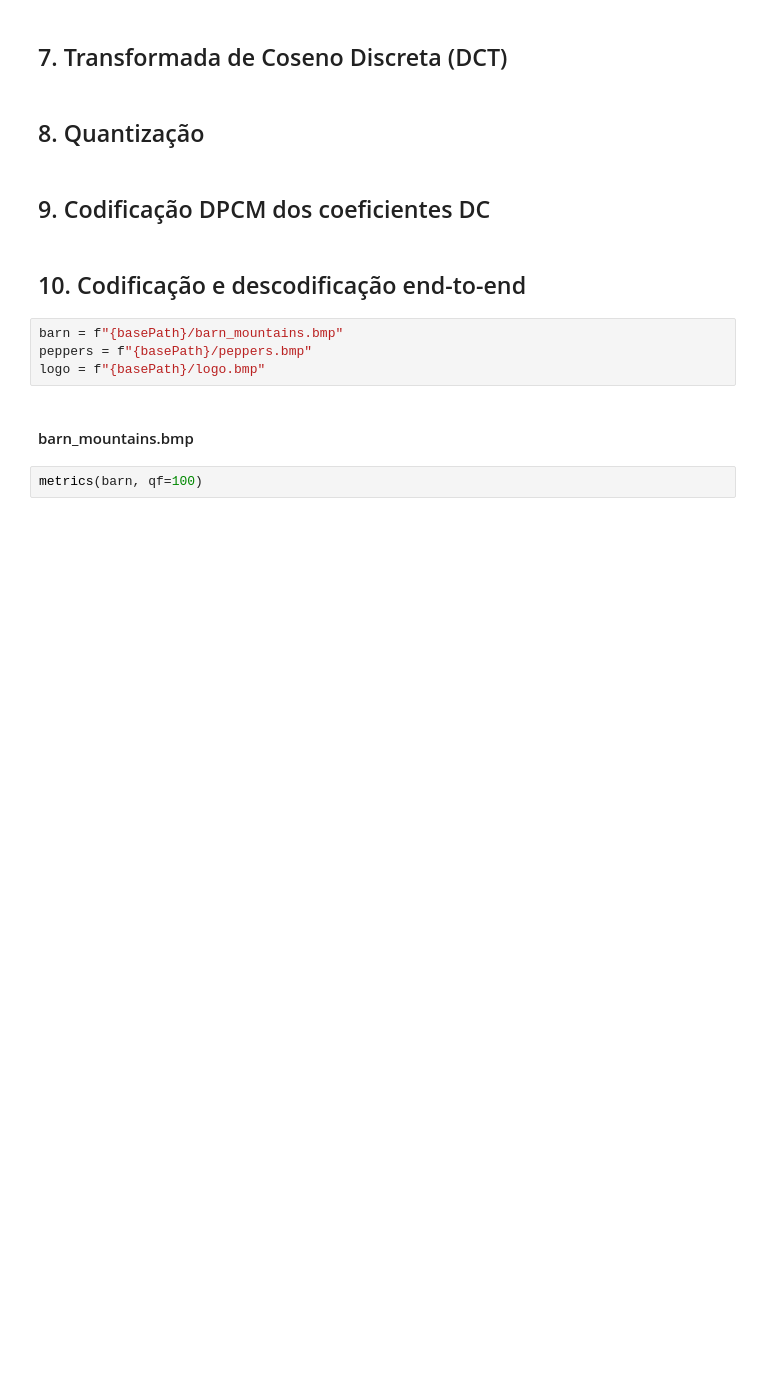
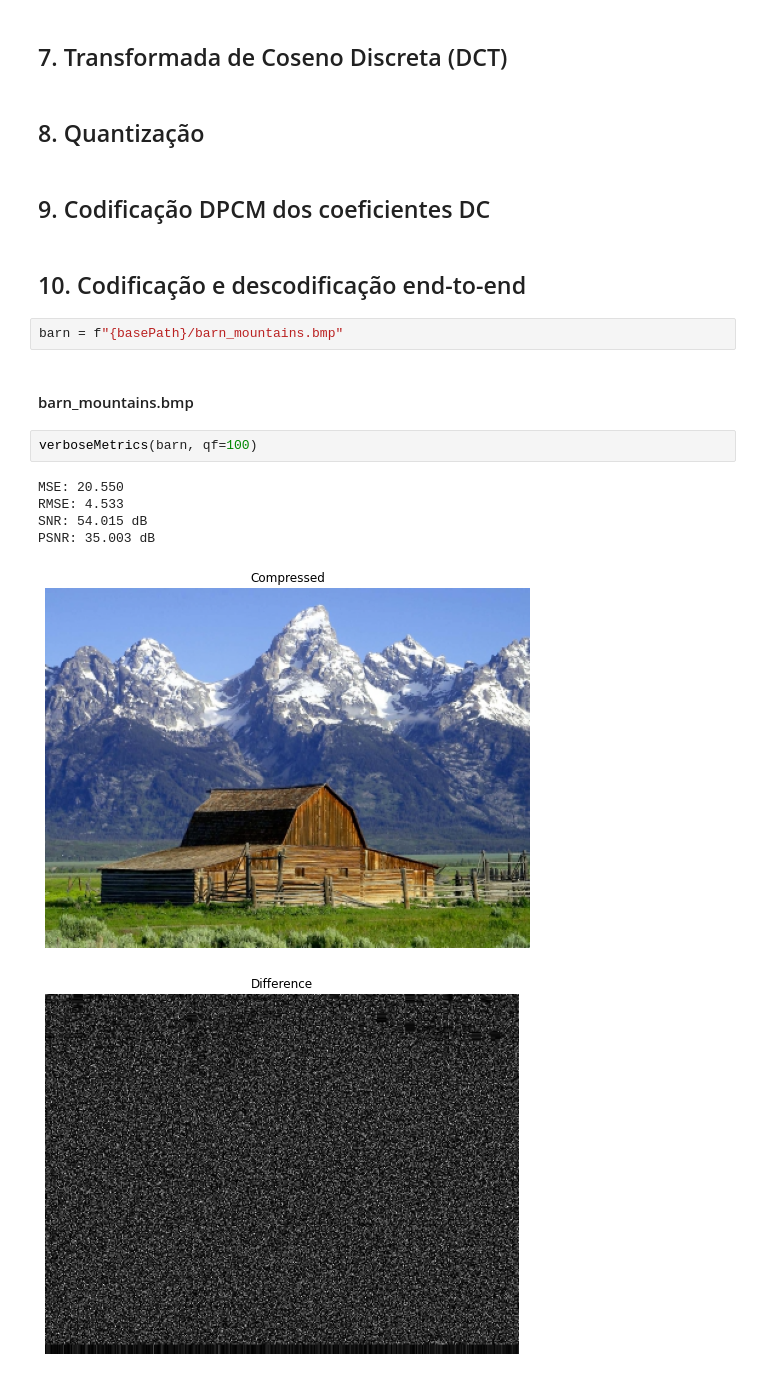
Before and after one commit to ralmachado/mult-tp1, a Jupyter notebook: report.ipynb, the cells around one changed output. Drawn from its saved outputs; the diff is of its cells as text; blank space fills up the shorter version.

```diff
--- a/report.ipynb
+++ b/report.ipynb
@@ -70,10 +70,15 @@ image = np.array(Image.open(imagePath))
 ## 10. Codificação e descodificação end-to-end
 # %%
 barn = f"{basePath}/barn_mountains.bmp"
-peppers = f"{basePath}/peppers.bmp"
-logo = f"{basePath}/logo.bmp"
 # %% [markdown]
 #### barn_mountains.bmp
 # %%
-metrics(barn, qf=100)
+verboseMetrics(barn, qf=100)
+# %% [output]
+MSE: 20.550
+RMSE: 4.533
+SNR: 54.015 dB
+PSNR: 35.003 dB
+[figure, added]
+[figure, added]
 # %%
```
Also changed, not shown: parts of 4 cells of this notebook, 32 other files.
